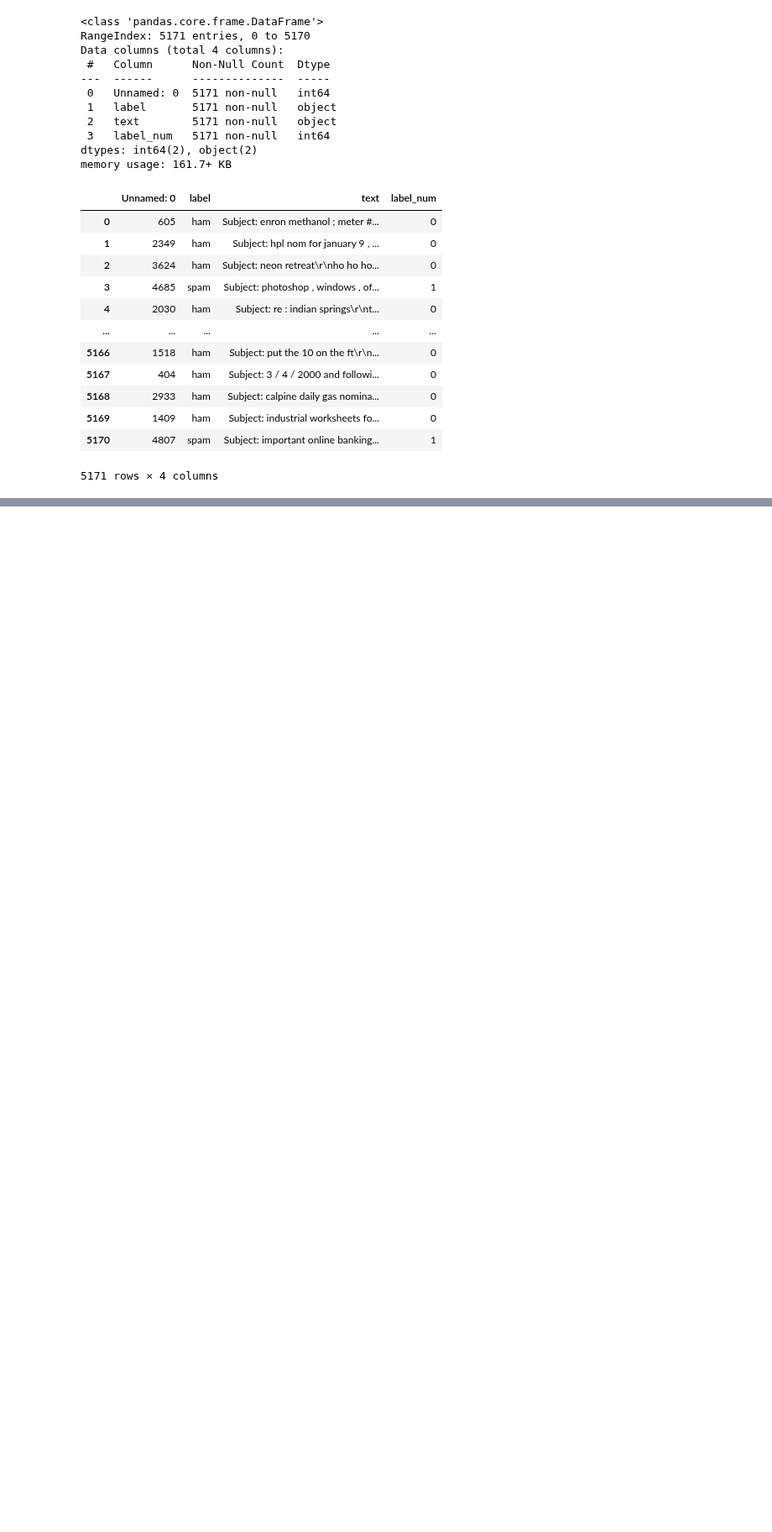
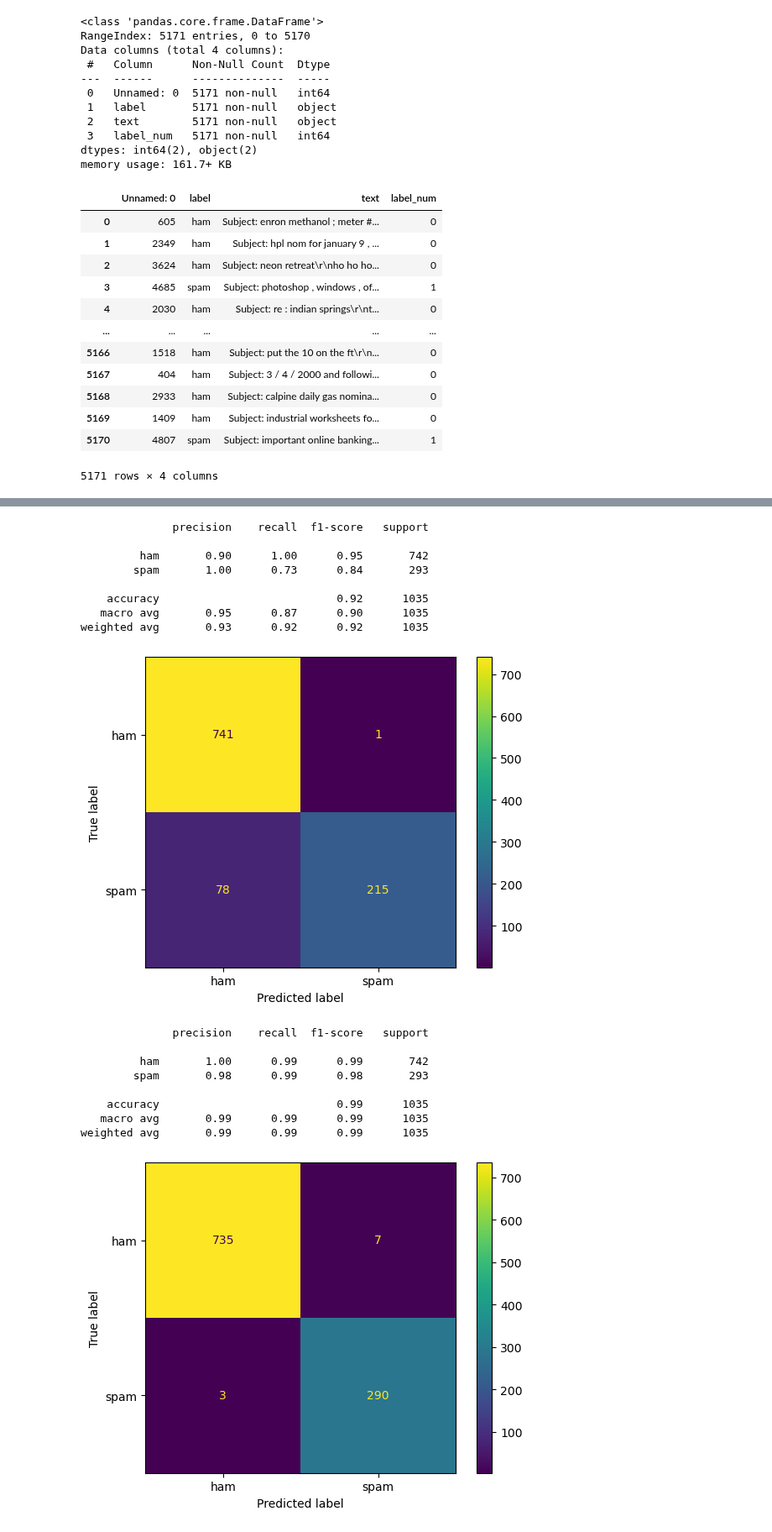
Before and after one commit to firmlab/binder-template, a Jupyter notebook: classification_try/spam_filter/index.ipynb, the cells around one changed output, grey strips where cells are left out. Shown at 84% size. Saved outputs shown, nothing was run; the diff lists cells and outputs as text; code cells hidden in the pictures; blank space fills up the shorter version.

```diff
--- a/classification_try/spam_filter/index.ipynb
+++ b/classification_try/spam_filter/index.ipynb
@@ -51,0 +78,5 @@ sns.barplot(data=df_bar, x='label', y='counts')
+# %%
+# transform
+
+X_train_tfidf = tfidf.transform(X_train)
+X_test_tfidf = tfidf.transform(X_test)
@@ -51,0 +123,41 @@ sns.barplot(data=df_bar, x='label', y='counts')
+# %%
+# report
+
+# https://towardsdatascience.com/understanding-confusion-matrix-a9ad42dcfd62
+
+import matplotlib.pyplot as plt
+from sklearn.metrics import confusion_matrix, ConfusionMatrixDisplay, classification_report
+
+def report(model):
+    preds = model.predict(X_test_tfidf)
+    cm = confusion_matrix(y_test, preds, labels= model.classes_)
+    disp = ConfusionMatrixDisplay(confusion_matrix=cm, display_labels=model.classes_)
+    print(classification_report(y_test,preds))
+
+    disp.plot()
+    plt.show()
+
+
+report(nb)
+report(log_model)
+
+report(linear_svc)
+# %% [output]
+              precision    recall  f1-score   support
+
+         ham       0.90      1.00      0.95       742
+        spam       1.00      0.73      0.84       293
+
+    accuracy                           0.92      1035
+   macro avg       0.95      0.87      0.90      1035
+weighted avg       0.93      0.92      0.92      1035
+[figure, added]
+              precision    recall  f1-score   support
+
+         ham       1.00      0.99      0.99       742
+        spam       0.98      0.99      0.98       293
+
+    accuracy                           0.99      1035
+   macro avg       0.99      0.99      0.99      1035
+weighted avg       0.99      0.99      0.99      1035
+[figure, added]
```
Also changed, not shown: parts of 17 cells of this notebook, 3 other files.
